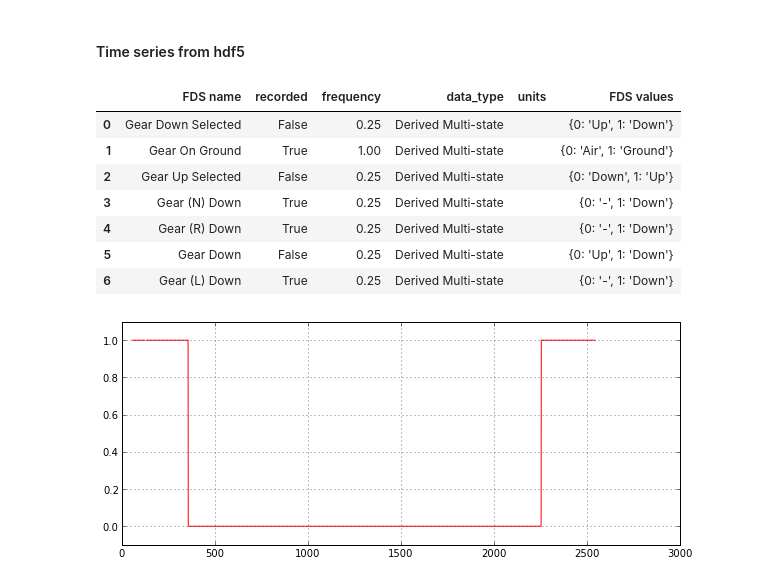
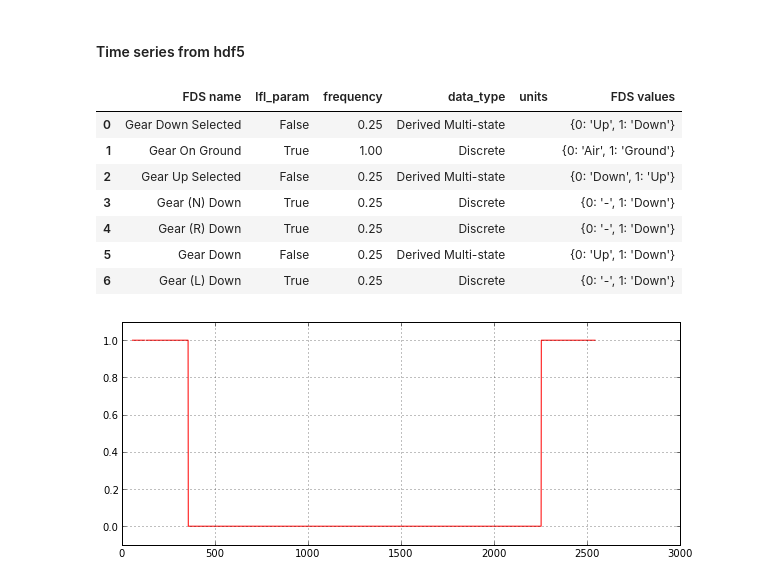
Before and after one commit to hmendeslx/asias_fds_profiles, a Jupyter notebook: Example_Profile_IPython_Notebook.ipynb, the cells around one changed output. Cells and saved outputs as stored; diff of their text form; code cells hidden in the pictures.

```diff
--- a/Example_Profile_IPython_Notebook.ipynb
+++ b/Example_Profile_IPython_Notebook.ipynb
@@ -67,7 +67,7 @@ nb.module_functions(nb) #list of notebook functions available in nb.<tab>
 pylab.rcParams['figure.figsize'] = (10.0, 4.0)  # size of plots (width, height)
 logger = nb.initialize_logger('WARNING', filename='log_messages.txt') #ERROR',WARNING,INFO,DEBUG
 from IPython.core.display import HTML  #  HTML('<tag>adfas</tag>'>
-pd.options.display.line_width=120
+pd.options.display.line_width=150
 # %% [markdown]
 ## Select test flights <a id="Config"></a> (<a href="#Home">Home</a>)
 # %% [markdown]
@@ -132,14 +134,15 @@ class Flight
 # %% [markdown]
 #### Time series from hdf5
 # %%
+reload(nb)
 nb.search_hdf(flt, 'gear')  # use 'Gear On Ground'
 # %% [output]
-|  | FDS name | recorded | frequency | data_type | units | FDS values |
+|  | FDS name | lfl_param | frequency | data_type | units | FDS values |
 | 0 | Gear Down Selected | False | 0.25 | Derived Multi-state |  | {0: 'Up', 1: 'Down'} |
-| 1 | Gear On Ground | True | 1.00 | Derived Multi-state |  | {0: 'Air', 1: 'Ground'} |
+| 1 | Gear On Ground | True | 1.00 | Discrete |  | {0: 'Air', 1: 'Ground'} |
 | 2 | Gear Up Selected | False | 0.25 | Derived Multi-state |  | {0: 'Down', 1: 'Up'} |
-| 3 | Gear (N) Down | True | 0.25 | Derived Multi-state |  | {0: '-', 1: 'Down'} |
-| 4 | Gear (R) Down | True | 0.25 | Derived Multi-state |  | {0: '-', 1: 'Down'} |
+| 3 | Gear (N) Down | True | 0.25 | Discrete |  | {0: '-', 1: 'Down'} |
+| 4 | Gear (R) Down | True | 0.25 | Discrete |  | {0: '-', 1: 'Down'} |
 | 5 | Gear Down | False | 0.25 | Derived Multi-state |  | {0: 'Up', 1: 'Down'} |
-| 6 | Gear (L) Down | True | 0.25 | Derived Multi-state |  | {0: '-', 1: 'Down'} |
+| 6 | Gear (L) Down | True | 0.25 | Discrete |  | {0: '-', 1: 'Down'} |
 # %%
```
Also changed, not shown: parts of 54 cells of this notebook, 1 other file.
